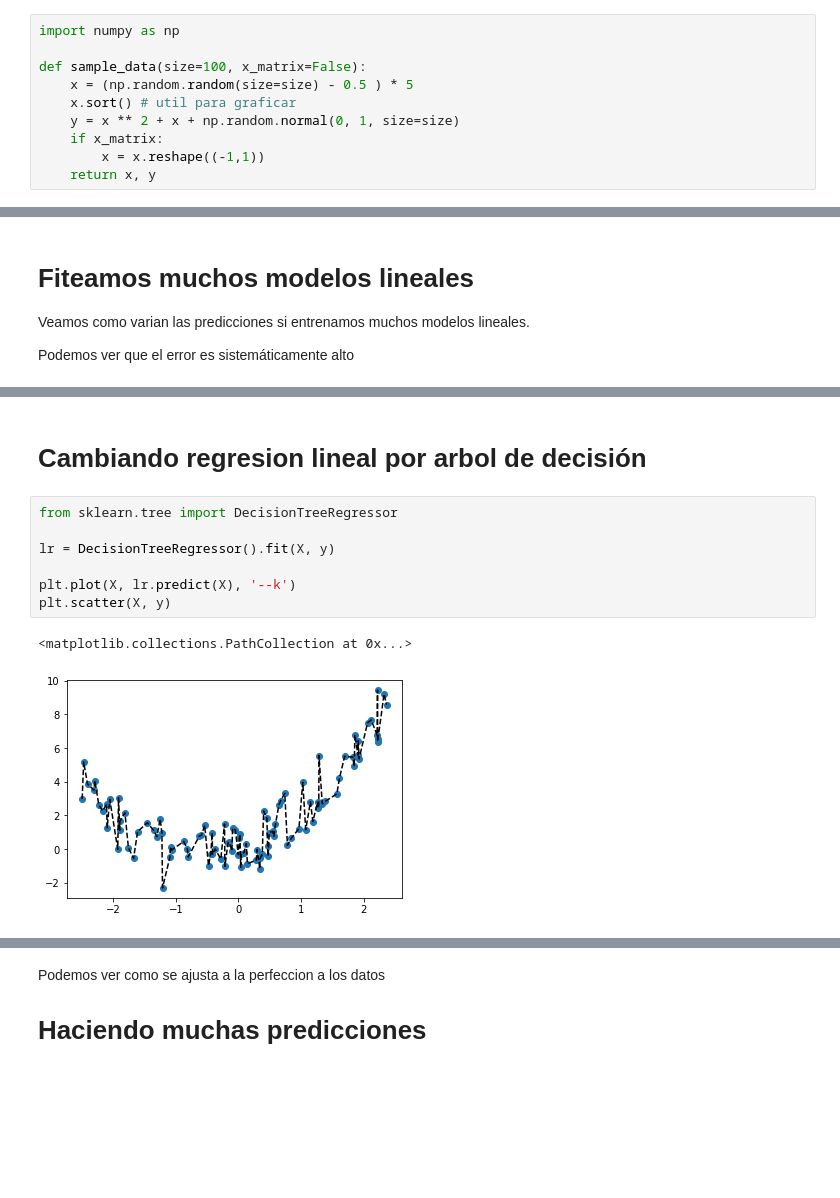
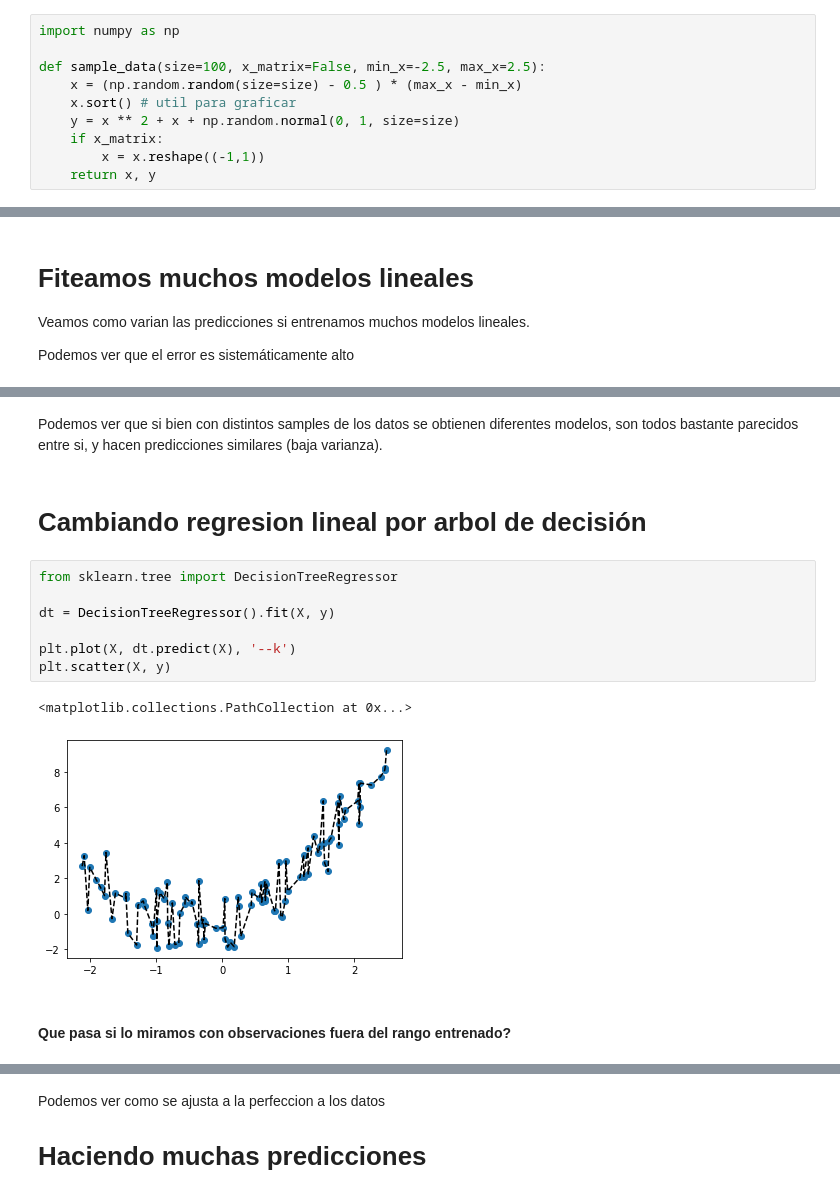
Before and after one commit to elsonidoq/machine_learning_practico, a Jupyter notebook: notebooks/practico-2/bias-variance-underfitting-overfitting.ipynb, the cells around one changed output, grey strips where cells are left out. Cells and saved outputs as stored; diff of their text form; blank space fills up the shorter version.

```diff
--- a/notebooks/practico-2/bias-variance-underfitting-overfitting.ipynb
+++ b/notebooks/practico-2/bias-variance-underfitting-overfitting.ipynb
@@ -5,8 +5,8 @@ Generemos esto con un dataset sintético con una relacion cuadratica entre `x` e
 # %%
 import numpy as np
 
-def sample_data(size=100, x_matrix=False):
-    x = (np.random.random(size=size) - 0.5 ) * 5
+def sample_data(size=100, x_matrix=False, min_x=-2.5, max_x=2.5):
+    x = (np.random.random(size=size) - 0.5 ) * (max_x - min_x)
     x.sort() # util para graficar
     y = x ** 2 + x + np.random.normal(0, 1, size=size)
     if x_matrix:
@@ -66,12 +82,16 @@ plt.scatter(X, y)
+# %% [markdown]
+Podemos ver que si bien con distintos samples de los datos se obtienen diferentes modelos, son todos bastante parecidos entre si, y hacen predicciones similares (baja varianza).
 # %% [markdown]
 # Cambiando regresion lineal por arbol de decisión
 # %%
 from sklearn.tree import DecisionTreeRegressor
 
-lr = DecisionTreeRegressor().fit(X, y)
+dt = DecisionTreeRegressor().fit(X, y)
 
-plt.plot(X, lr.predict(X), '--k')
+plt.plot(X, dt.predict(X), '--k')
 plt.scatter(X, y)
 # %% [output]
 <matplotlib.collections.PathCollection at 0x...>
-[figure, old version]
+[figure, new version]
+# %% [markdown]
+#### Que pasa si lo miramos con observaciones fuera del rango entrenado?
```
Also changed, not shown: parts of 29 cells of this notebook.
